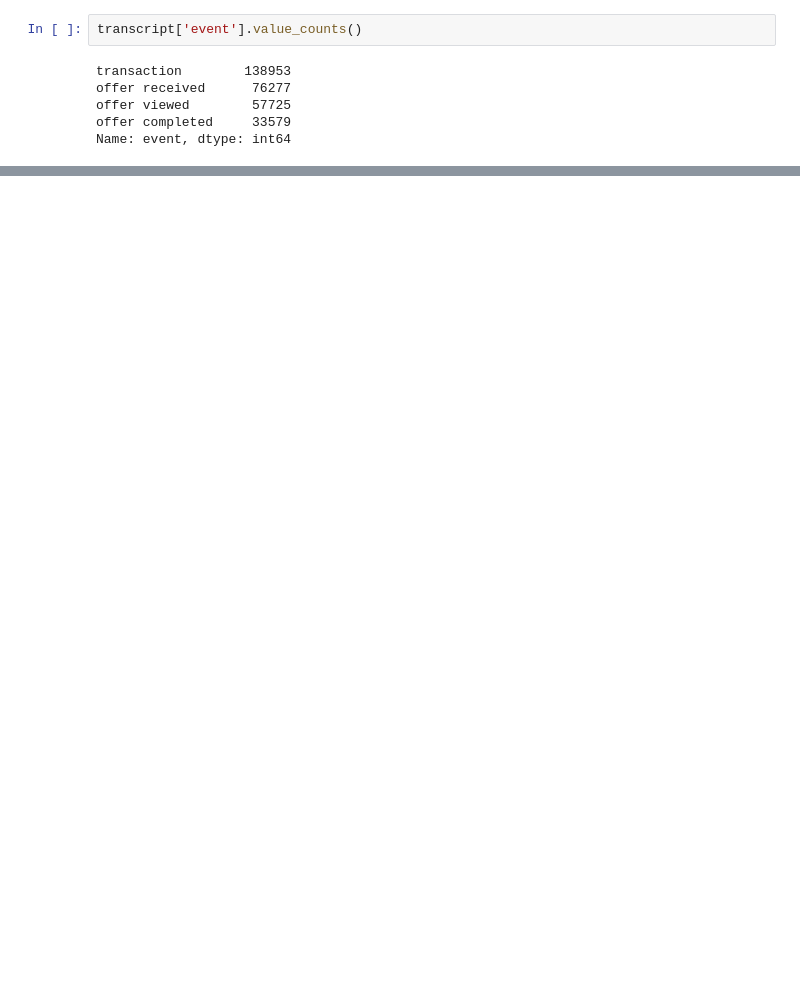
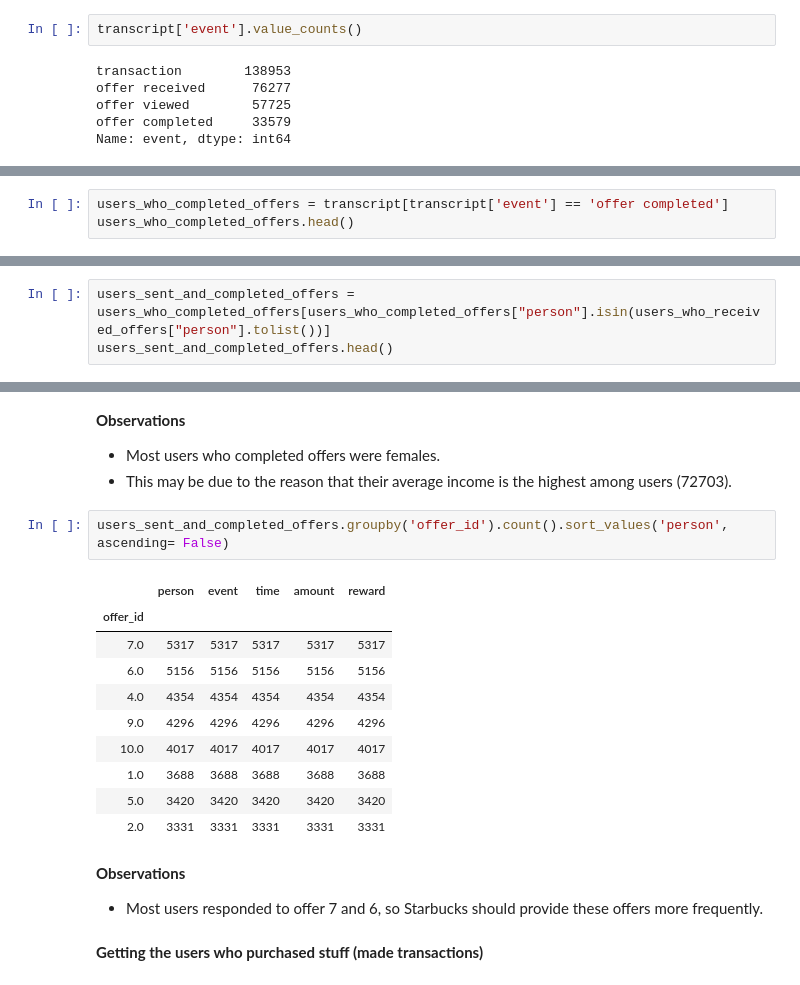
Before and after one commit to asmaHelmy/Starbucks-Challenge, a Jupyter notebook: StarbucksChallenge.ipynb, the cells around one changed output, grey strips where cells are left out. Saved outputs shown, nothing was run; the diff lists cells and outputs as text; blank space fills up the shorter version.

```diff
--- a/StarbucksChallenge.ipynb
+++ b/StarbucksChallenge.ipynb
@@ -584,0 +595,3 @@ dtype: int64
+# %%
+users_who_completed_offers = transcript[transcript['event'] == 'offer completed']
+users_who_completed_offers.head()
@@ -584,0 +611,3 @@ dtype: int64
+# %%
+users_sent_and_completed_offers = users_who_completed_offers[users_who_completed_offers["person"].isin(users_who_received_offers["person"].tolist())]
+users_sent_and_completed_offers.head()
@@ -584,0 +672,22 @@ dtype: int64
+# %% [markdown]
+**Observations**
+- Most users who completed offers were females.
+- This may be due to the reason that their average income is the highest among users (72703).
+# %%
+users_sent_and_completed_offers.groupby('offer_id').count().sort_values('person', ascending= False)
+# %% [output]
+|  | person | event | time | amount | reward |
+| offer_id |  |  |  |  |  |
+| 7.0 | 5317 | 5317 | 5317 | 5317 | 5317 |
+| 6.0 | 5156 | 5156 | 5156 | 5156 | 5156 |
+| 4.0 | 4354 | 4354 | 4354 | 4354 | 4354 |
+| 9.0 | 4296 | 4296 | 4296 | 4296 | 4296 |
+| 10.0 | 4017 | 4017 | 4017 | 4017 | 4017 |
+| 1.0 | 3688 | 3688 | 3688 | 3688 | 3688 |
+| 5.0 | 3420 | 3420 | 3420 | 3420 | 3420 |
+| 2.0 | 3331 | 3331 | 3331 | 3331 | 3331 |
+# %% [markdown]
+**Observations**
+- Most users responded to offer 7 and 6, so Starbucks should provide these offers more frequently.
+# %% [markdown]
+**Getting the users who purchased stuff (made transactions)**
```
Also changed, not shown: parts of 90 cells of this notebook.
